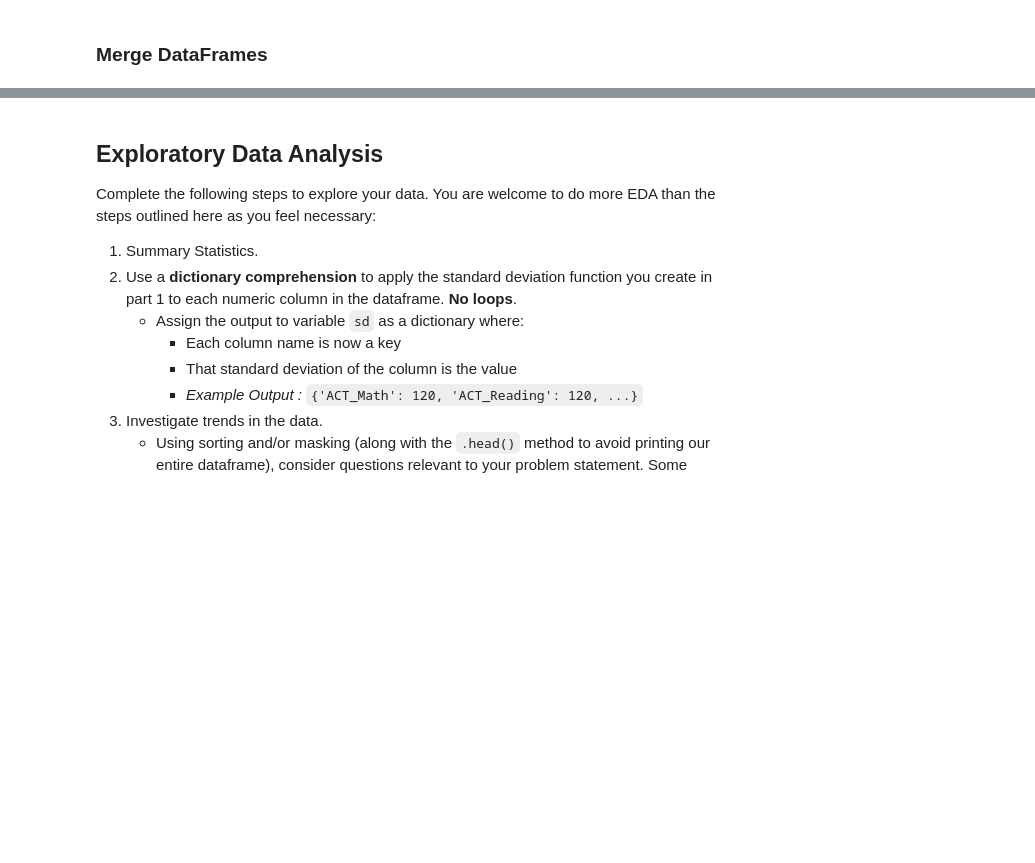
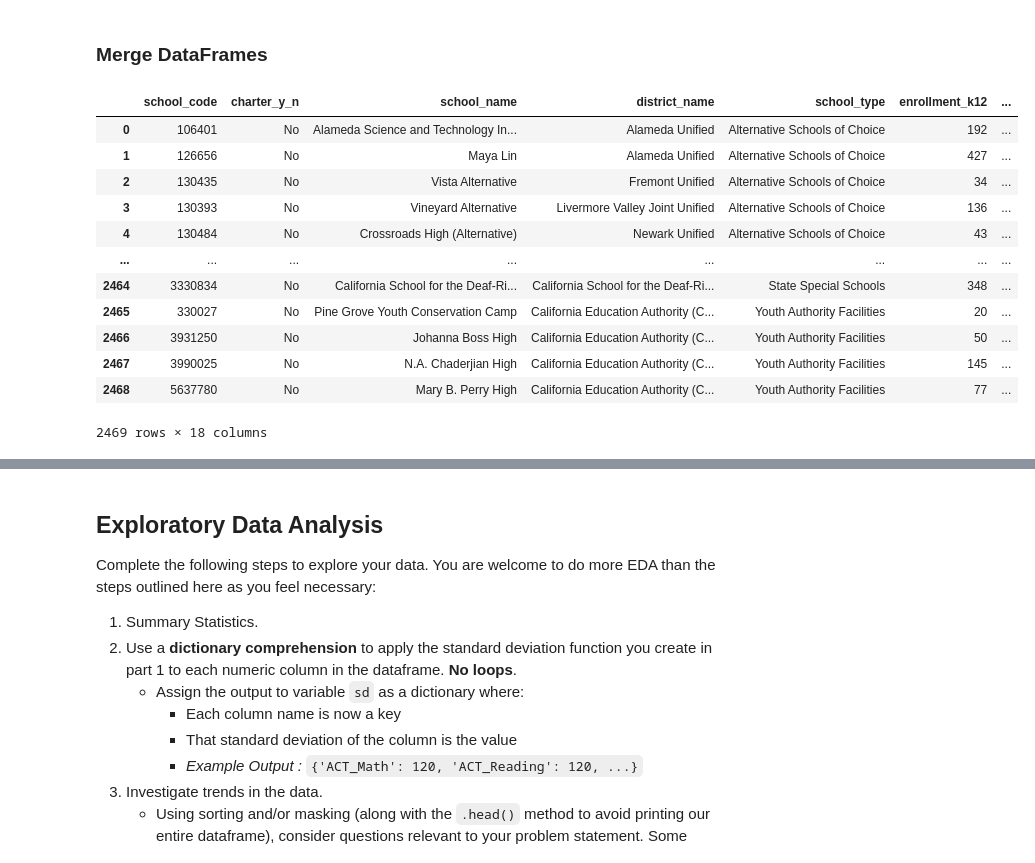
Before and after one commit to brandiehatch/project-1, a Jupyter notebook: hatch_frpm_sat_act_ca_2022.ipynb, the cells around one changed output, grey strips where cells are left out. Saved outputs shown, nothing was run; the diff lists cells and outputs as text; code cells hidden in the pictures; blank space fills up the shorter version.

```diff
--- a/hatch_frpm_sat_act_ca_2022.ipynb
+++ b/hatch_frpm_sat_act_ca_2022.ipynb
@@ -525,0 +528,25 @@ memory usage: 289.3+ KB
+# %%
+sat_col = sat2019[['school_code', 'sat_12_enrolled', 'sat_num_test_takers', 'sat_tot_num_benchmark', 'sat_pct_benchmark']]
+# %%
+frpm_col = frpm1819[['school_code', 'charter_y_n', 'school_name', 'district_name', 'school_type', 'enrollment_k12', 'free_meal_count_k12', 'percent_eligible_free_k12', 'frpm_count_k12', 'frpm_percent_eligible_k12']]
+# %%
+# create a variable of each, then merge variables
+frpm_act = frpm_col.merge(act_col, how='left', on='school_code')
+# %%
+frpm_act_sat = frpm_act.merge(sat_col, how='left', on='school_code')
+# %%
+frpm_act_sat
+# %% [output]
+|  | school_code | charter_y_n | school_name | district_name | school_type | enrollment_k12 | ... |
+| 0 | 106401 | No | Alameda Science and Technology In... | Alameda Unified | Alternative Schools of Choice | 192 | ... |
+| 1 | 126656 | No | Maya Lin | Alameda Unified | Alternative Schools of Choice | 427 | ... |
+| 2 | 130435 | No | Vista Alternative | Fremont Unified | Alternative Schools of Choice | 34 | ... |
+| 3 | 130393 | No | Vineyard Alternative | Livermore Valley Joint Unified | Alternative Schools of Choice | 136 | ... |
+| 4 | 130484 | No | Crossroads High (Alternative) | Newark Unified | Alternative Schools of Choice | 43 | ... |
+| ... | ... | ... | ... | ... | ... | ... | ... |
+| 2464 | 3330834 | No | California School for the Deaf-Ri... | California School for the Deaf-Ri... | State Special Schools | 348 | ... |
+| 2465 | 330027 | No | Pine Grove Youth Conservation Camp | California Education Authority (C... | Youth Authority Facilities | 20 | ... |
+| 2466 | 3931250 | No | Johanna Boss High | California Education Authority (C... | Youth Authority Facilities | 50 | ... |
+| 2467 | 3990025 | No | N.A. Chaderjian High | California Education Authority (C... | Youth Authority Facilities | 145 | ... |
+| 2468 | 5637780 | No | Mary B. Perry High | California Education Authority (C... | Youth Authority Facilities | 77 | ... |
+2469 rows × 18 columns
```
Also changed, not shown: parts of 16 cells of this notebook.
